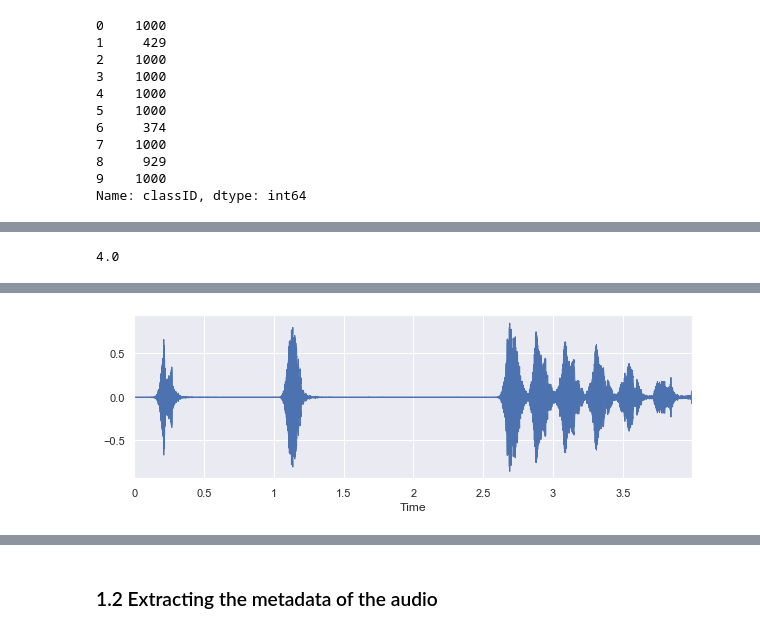
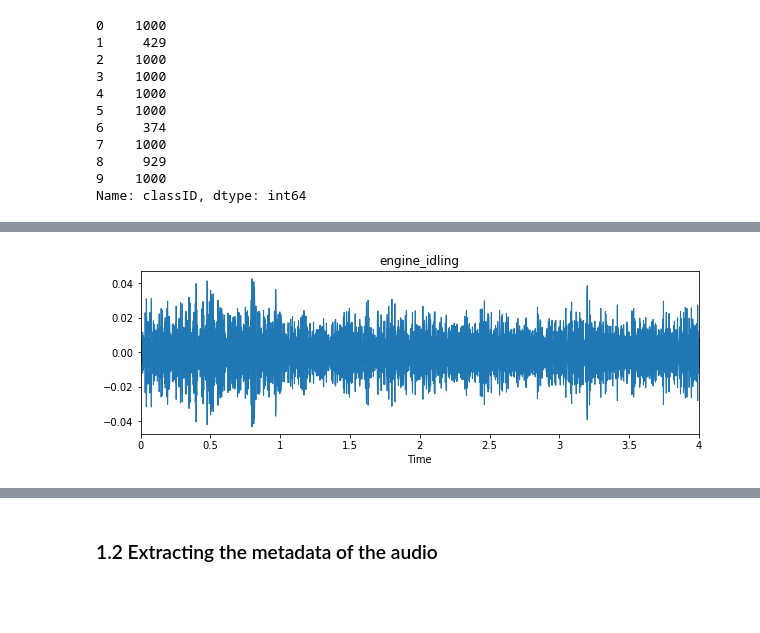
Before and after one commit to akshaypunwatkar/Sound_classification_urbansound8k, a Jupyter notebook: Sound_classifcation.ipynb, the cells around one changed output, grey strips where cells are left out. Drawn from its saved outputs; the diff is of its cells as text; code cells hidden in the pictures; blank space fills up the shorter version.

```diff
--- a/Sound_classifcation.ipynb
+++ b/Sound_classifcation.ipynb
@@ -51,0 +60,14 @@ plt.show()
+# %%
+fig = plt.figure(figsize=(15,15))
+fig.subplots_adjust(hspace = 0.5, wspace = 0.5)
+classes = list(meta_data['class'].unique())
+plt.title('Waveplots for different classes of sounds\n',size=20)
+plt.axis('off')
+for i in range(10):
+    fig.add_subplot(5,2,i+1)
+    plt.title(classes[i])
+    plt.ylabel('Amplitude')
+    file_name = 'sample_sound/'+classes[i]+".wav"
+    data,sample_rate = librosa.load(file_name)
+    librosa.display.waveplot(data,sr=sample_rate)
+    plt.tight_layout()
@@ -52,9 +76,10 @@ plt.show()
 # %%
-# Class: Car horn
-filename = 'audio/fold1/101415-3-0-2.wav'
+# Listening module for a sound class
+i = 7
+filename = 'sample_sound/'+classes[i]+".wav"
 plt.figure(figsize=(10,3))
+plt.title(classes[i])
 data,sample_rate = librosa.load(filename)
-_ = librosa.display.waveplot(data,sr=sample_rate)
+librosa.display.waveplot(data,sr=sample_rate)
 ipd.Audio(filename)
 # %% [output]
-4.0
@@ -61 +87 @@ ipd.Audio(filename)
-[figure, old version]
+[figure, new version]
```
Also changed, not shown: parts of 66 cells of this notebook.
